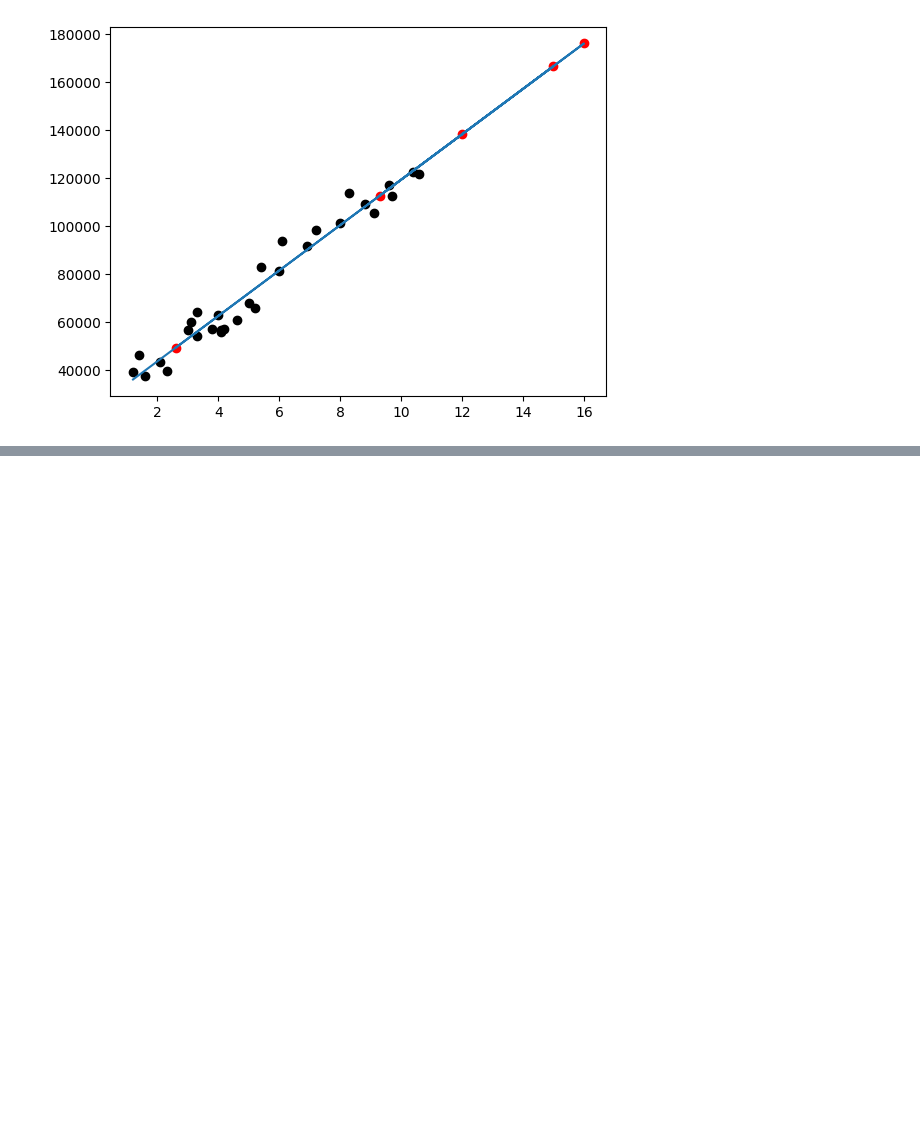
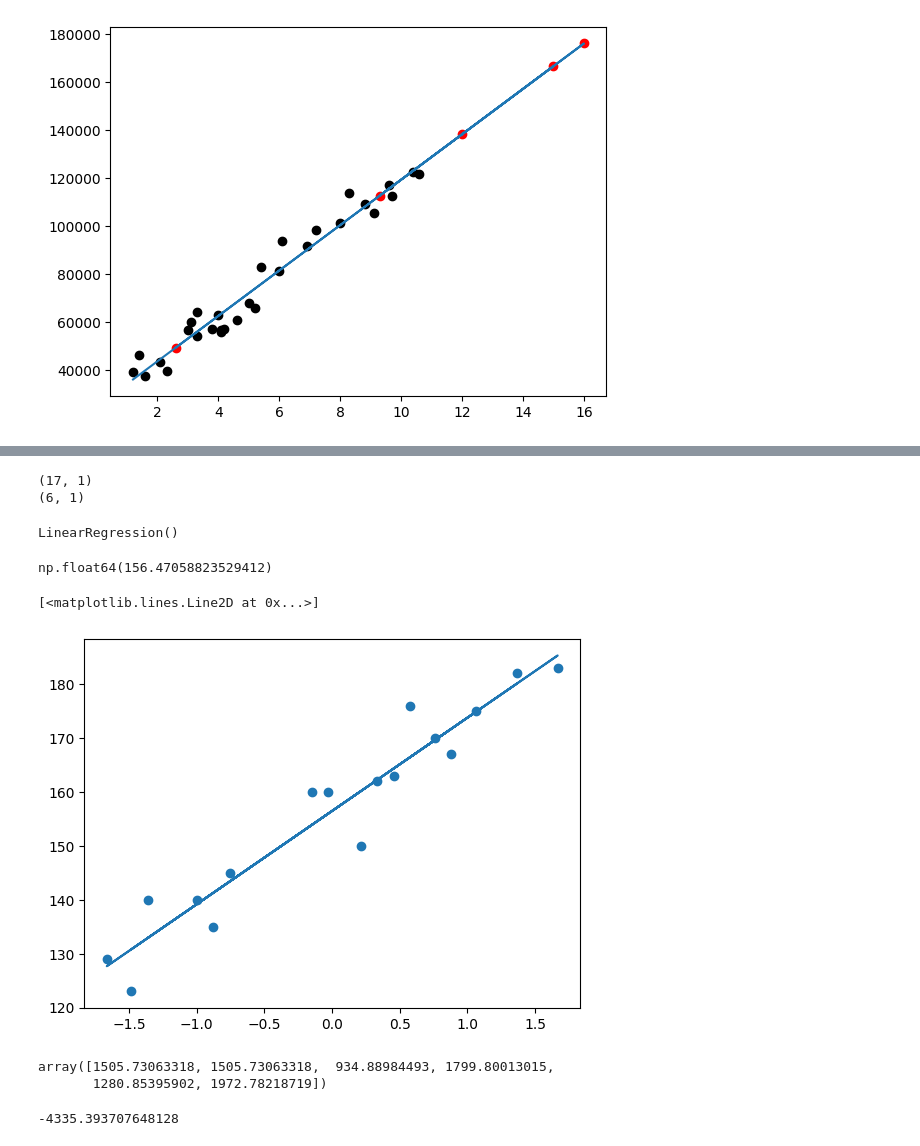
Before and after one commit to prashant-210110/programs, a Jupyter notebook: Linear regression.ipynb, the cells around one changed output, grey strips where cells are left out. Drawn from its saved outputs; the diff is of its cells as text; code cells hidden in the pictures; blank space fills up the shorter version.

```diff
--- a/Linear regression.ipynb
+++ b/Linear regression.ipynb
@@ -258,0 +313,5 @@ plt.plot(x_all,model.predict(x_all))
+# %%
+x=df[["Weight"]]
+y=df["Height"]
+print(x.head())
+print(y.head())
@@ -258,0 +331,11 @@ plt.plot(x_all,model.predict(x_all))
+# %%
+#dividing the data
+from sklearn.model_selection import train_test_split
+x_train,x_test,y_train,y_test=train_test_split(x,y,test_size=.25,random_state=42)
+# %%
+print(x_train.shape)
+print(x_test.shape)
+#similar to the y also
+# %% [output]
+(17, 1)
+(6, 1)
@@ -258,0 +345,3 @@ plt.plot(x_all,model.predict(x_all))
+# %%
+scalar=StandardScaler()
+x_train=scalar.fit_transform(x_train)
@@ -258,0 +350,25 @@ plt.plot(x_all,model.predict(x_all))
+# %%
+#model building
+from sklearn.linear_model import LinearRegression
+reg_model=LinearRegression()
+reg_model.fit(x_train,y_train)
+# %% [output]
+LinearRegression()
+# %%
+reg_model.coef_#slope
+reg_model.intercept_#intercept
+# %% [output]
+np.float64(156.47058823529412)
+# %%
+plt.scatter(x_train,y_train)
+plt.plot(x_train,reg_model.predict(x_train))
+# %% [output]
+[<matplotlib.lines.Line2D at 0x...>]
+[figure, added]
+# %%
+#prediction of the test data
+y_pre=reg_model.predict(x_test)
+y_pre
+# %% [output]
+array([1505.73063318, 1505.73063318,  934.88984493, 1799.80013015,
+       1280.85395902, 1972.78218719])
@@ -258,0 +377,5 @@ plt.plot(x_all,model.predict(x_all))
+# %%
+mean_squared_error(y_test,y_pre)
+r2_score(y_test,y_pre)
+# %% [output]
+-4335.393707648128
```
Also changed, not shown: parts of 11 cells of this notebook, 3 other files.
